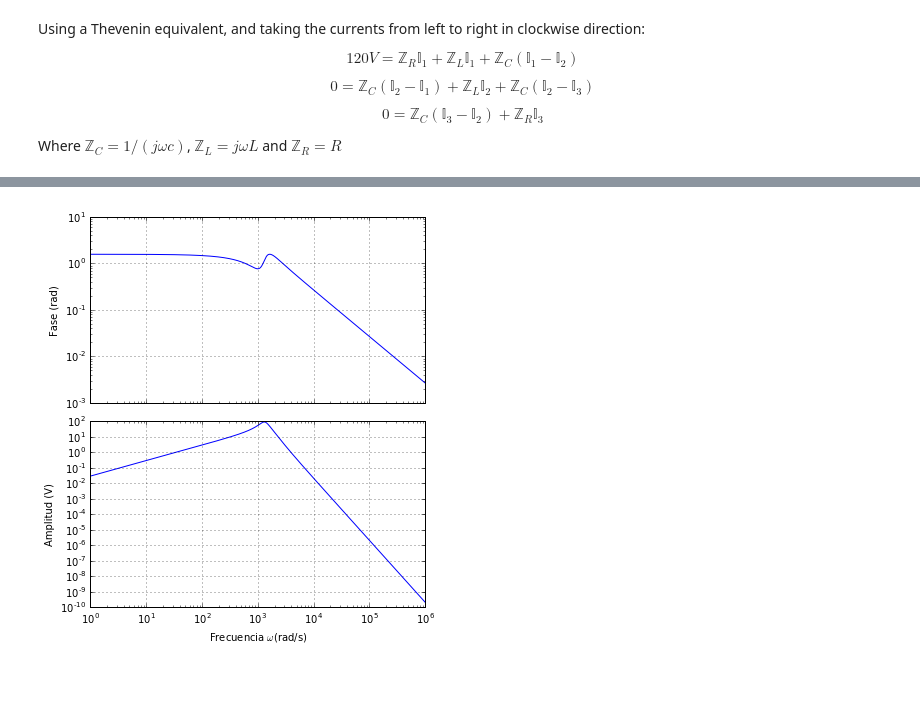
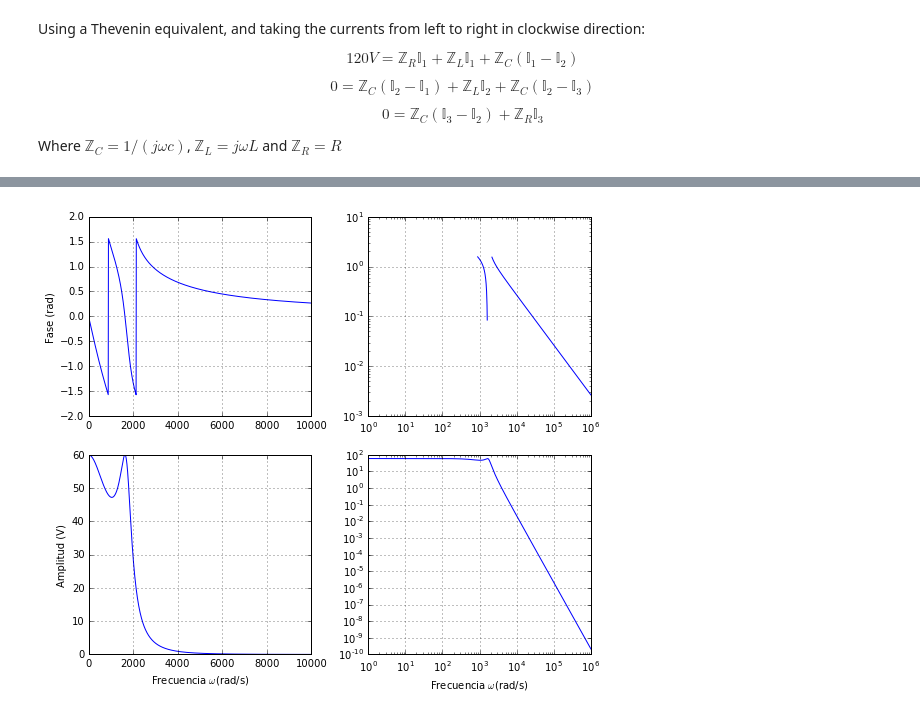
Before and after one commit to jsbarbosa/study-happiness, a Jupyter notebook: Electronica/Tarea 2.ipynb, the cells around one changed output, grey strips where cells are left out. Cells and saved outputs as stored; diff of their text form; code cells hidden in the pictures; blank space fills up the shorter version.

```diff
--- a/Electronica/Tarea 2.ipynb
+++ b/Electronica/Tarea 2.ipynb
@@ -69,14 +93,23 @@ for (i, frecuency) in enumerate(frecuencies):
-# %%
-fig, (ax1, ax2) = plt.subplots(2, 1, sharex=True, figsize=(6, 7))
-ax1.loglog(frecuencies, phases)
-ax1.set_ylabel("Fase (rad)")
-ax1.grid(True)
-
-ax2.loglog(frecuencies, amplitudes)
-ax2.set_xlabel("Frecuencia $\omega$(rad/s)")
-ax2.set_ylabel("Amplitud (V)")
-ax2.grid(True)
-fig.subplots_adjust(hspace=0.1)
-#fig.savefig('Circuit.png')
-# %% [output]
-[figure, removed]
+# %%
+fig, plotMatrix = plt.subplots(2, 2, figsize=(8, 7))
+
+plot_info = [phases, amplitudes]
+
+for (plot, info) in zip(plotMatrix, plot_info):
+    for i in range(len(plot)):
+        if i == 0:
+            plot[i].plot(frecuencies[:, i], info[:, i])
+        else:
+            plot[i].loglog(frecuencies[:, i], info[:, i])
+
+        plot[i].grid(True)
+
+plotMatrix[0, 0].set_ylabel("Fase (rad)")
+plotMatrix[1, 0].set_ylabel("Amplitud (V)")
+
+plotMatrix[1, 0].set_xlabel("Frecuencia $\omega$(rad/s)")
+plotMatrix[1, 1].set_xlabel("Frecuencia $\omega$(rad/s)")
+
+plt.tight_layout()
+# %% [output]
+[figure, added]
```
Also changed, not shown: parts of 4 cells of this notebook.
